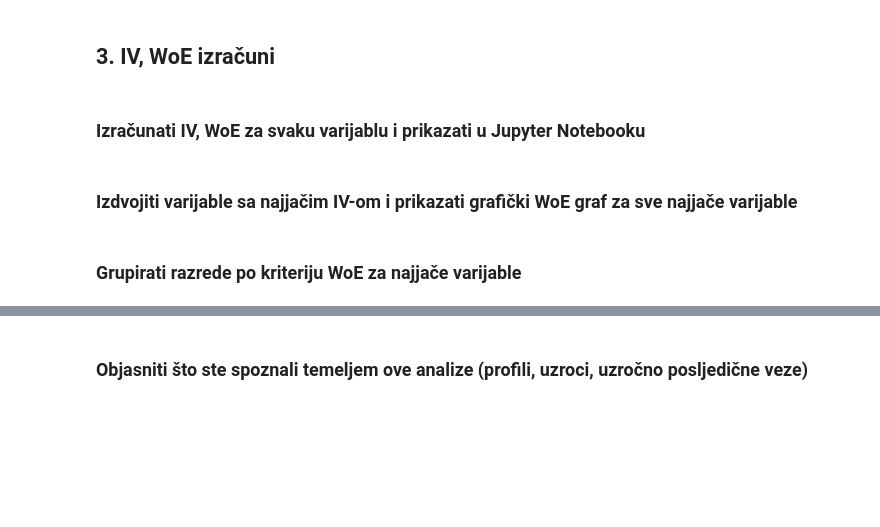
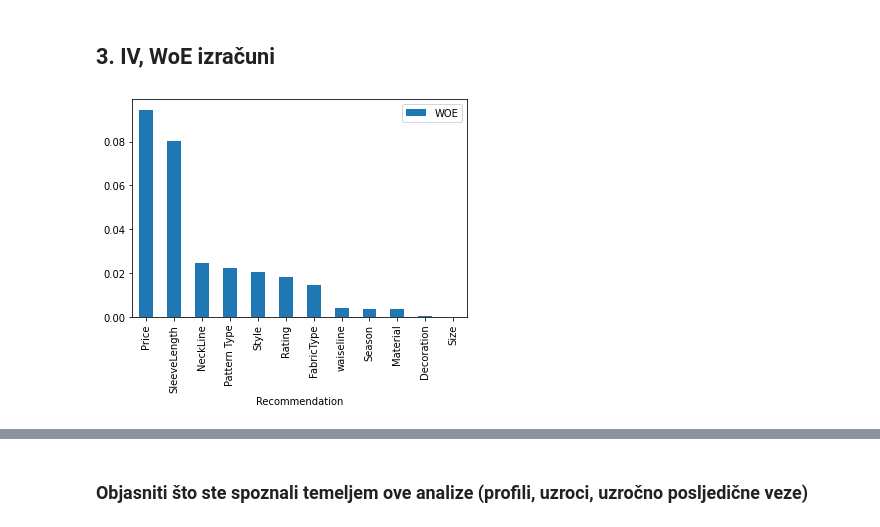
Before and after one commit to kelj0/university, a Jupyter notebook: SPO/SPO_Karlo_Kegljevic.ipynb, the cells around one changed output, grey strips where cells are left out. Cells and saved outputs as stored; diff of their text form; code cells hidden in the pictures; blank space fills up the shorter version.

```diff
--- a/SPO/SPO_Karlo_Kegljevic.ipynb
+++ b/SPO/SPO_Karlo_Kegljevic.ipynb
@@ -354,2 +400,0 @@ scatter_matrix(n_dresses, figsize=(20, 20));
-# %% [markdown]
-### Izračunati IV, WoE za svaku varijablu i prikazati u Jupyter Notebooku
@@ -358,2 +400,0 @@ scatter_matrix(n_dresses, figsize=(20, 20));
-# %% [markdown]
-### Izdvojiti varijable sa najjačim IV-om i prikazati grafički WoE graf za sve najjače varijable
@@ -362,2 +400,0 @@ scatter_matrix(n_dresses, figsize=(20, 20));
-# %% [markdown]
-### Grupirati razrede po kriteriju WoE za najjače varijable
@@ -365,0 +536,5 @@ scatter_matrix(n_dresses, figsize=(20, 20));
+# %%
+final_iv, IV, WOE = data_vars(n_dresses,n_dresses.Recommendation)
+WOE.sort_values('WOE', ascending=False).plot(kind='bar');
+# %% [output]
+[figure, added]
```
Also changed, not shown: parts of 29 cells of this notebook.
